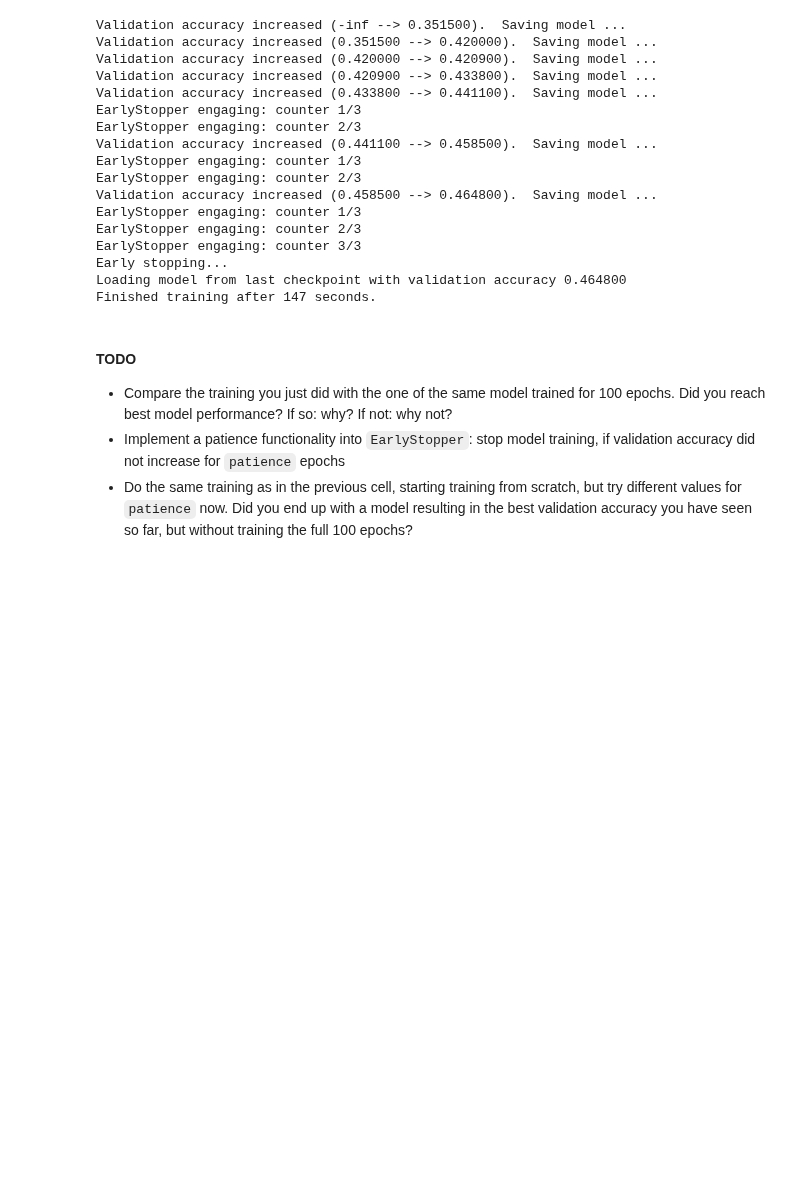
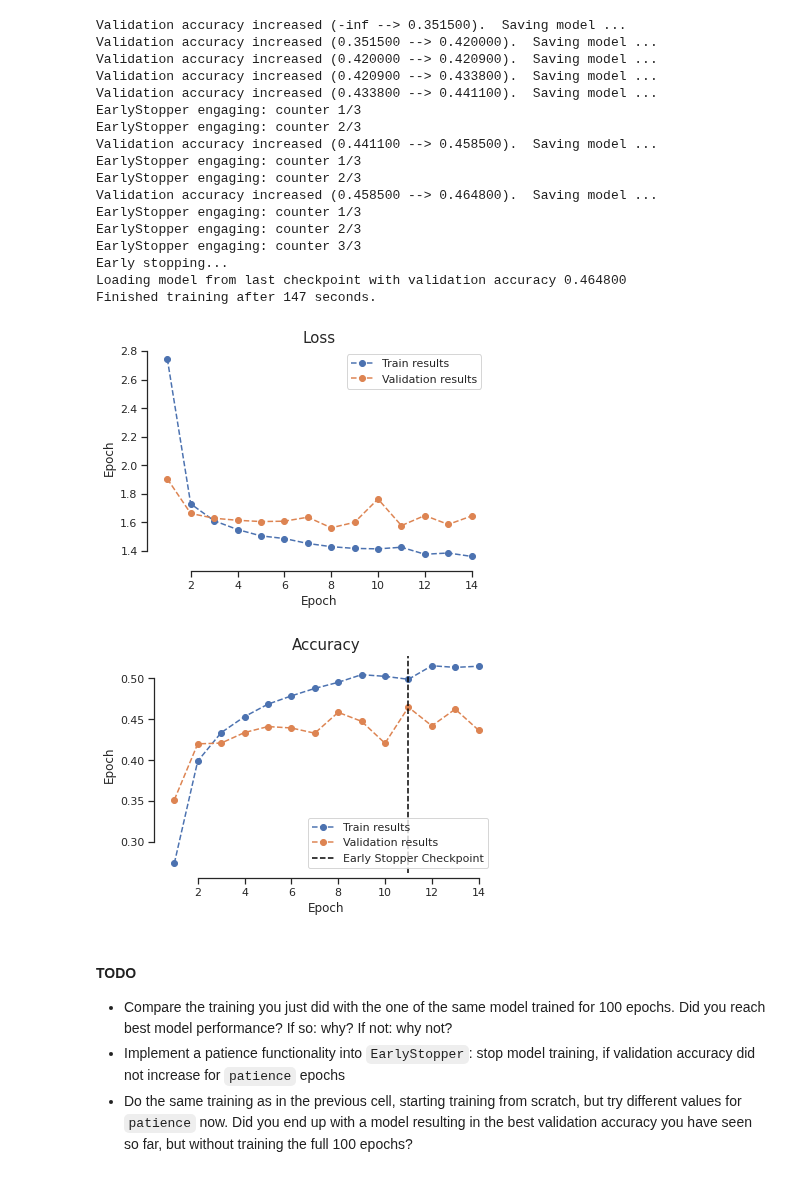
Before and after one commit to swang1112/DL_VL, a Jupyter notebook: Colab Notebooks/Exercises2_2020.ipynb, the cells around one changed output. Drawn from its saved outputs; the diff is of its cells as text; code cells hidden in the pictures; blank space fills up the shorter version.

```diff
--- a/Colab Notebooks/Exercises2_2020.ipynb
+++ b/Colab Notebooks/Exercises2_2020.ipynb
@@ -502,8 +502,9 @@ def plot(title, label, train_results, val_results, yscale='linear', save_path=No
         ####################
         ## YOUR CODE HERE ##
         ####################
-        raise NotImplementedError
-
+        #raise NotImplementedError
+        plt.axvline(extra_pt, linestyle='--', color = 'black')
+        legend.append(extra_pt_label)
         # END OF YOUR CODE #
 
     plt.legend(legend)
@@ -968,6 +969,13 @@ EarlyStopper engaging: counter 3/3
 Early stopping...
 Loading model from last checkpoint with validation accuracy 0.464800
 Finished training after 147 seconds.
+# %%
+# visualization
+plot("Loss", "Epoch", train_losses, val_losses, yscale='linear')
+plot("Accuracy", "Epoch", train_accs, val_accs, yscale='linear', extra_pt=val_accs.index(max(val_accs))+1, extra_pt_label="Early Stopper Checkpoint")
+# %% [output]
+[figure, added]
+[figure, added]
 # %% [markdown]
 #### TODO
 - Compare the training you just did with the one of the same model trained for 100 epochs. Did you reach best model performance? If so: why? If not: why not?
```
